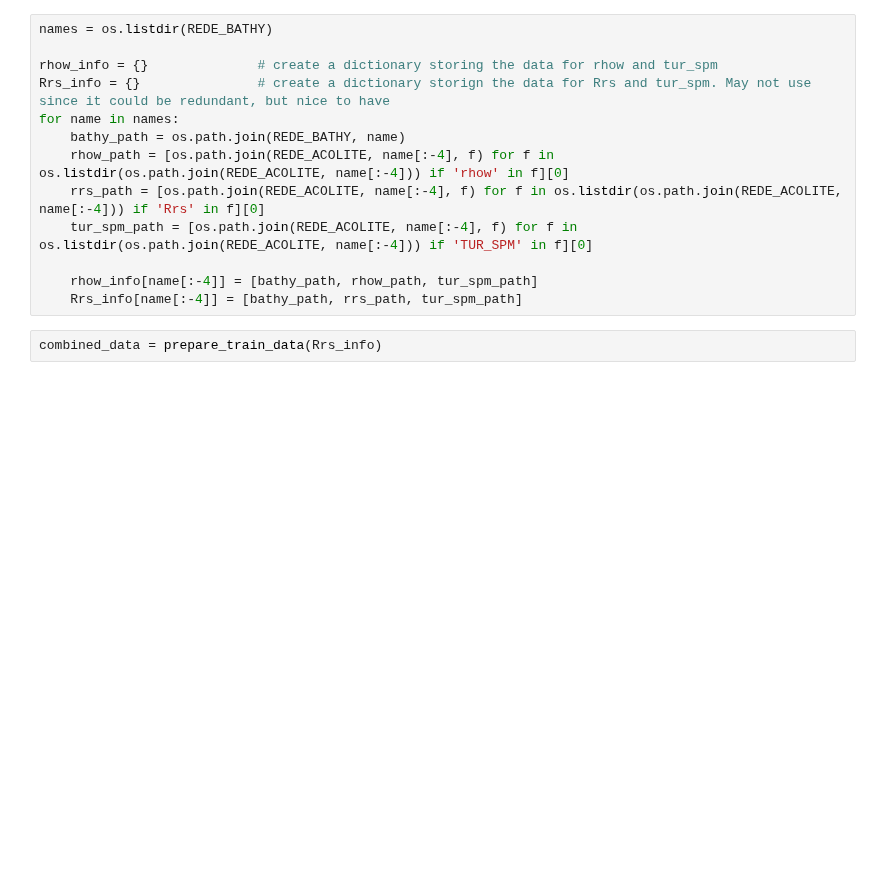
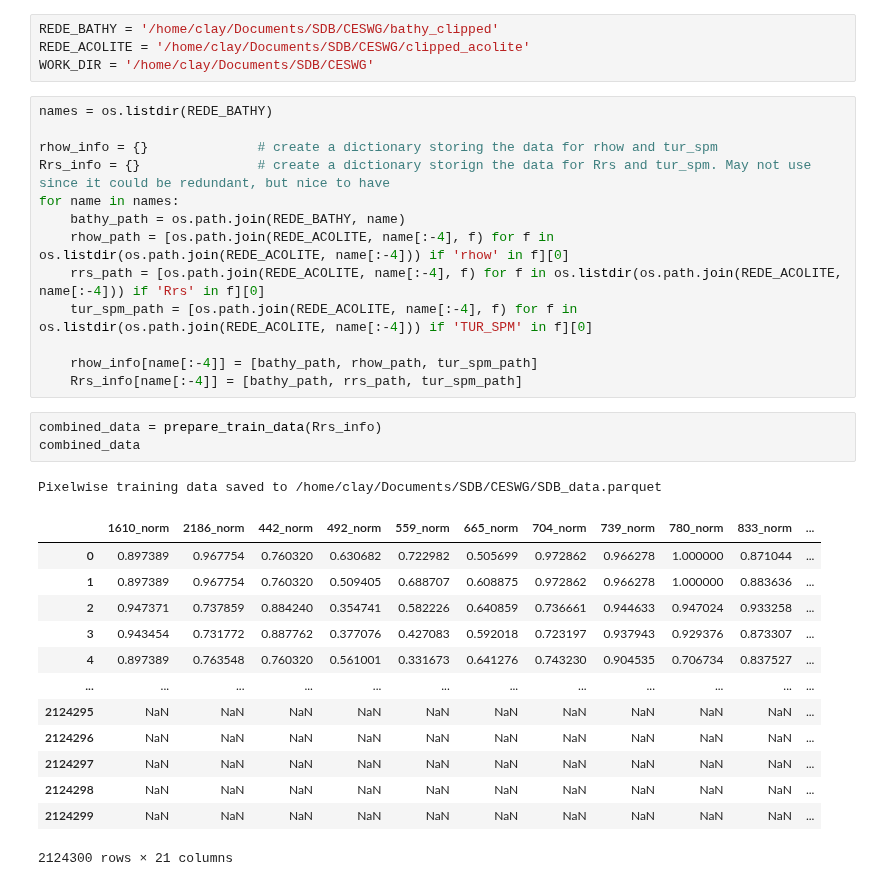
Before and after one commit to SOILSAT/Sat_Info, a Jupyter notebook: SDB/02_data_prep.ipynb, the cells around one changed output. Drawn from its saved outputs; the diff is of its cells as text; blank space fills up the shorter version.

```diff
--- a/SDB/02_data_prep.ipynb
+++ b/SDB/02_data_prep.ipynb
@@ -742,6 +744,10 @@ Should be done with needed preprocessing, can now move to training the model on
 REDE_BATHY = '/mnt/Crucial/SDB/CESWG/bathy_clipped'
 REDE_ACOLITE = '/mnt/Crucial/SDB/CESWG/clipped_acolite'
 WORK_DIR = '/mnt/Crucial/SDB/CESWG'
+# %%
+REDE_BATHY = '/home/clay/Documents/SDB/CESWG/bathy_clipped'
+REDE_ACOLITE = '/home/clay/Documents/SDB/CESWG/clipped_acolite'
+WORK_DIR = '/home/clay/Documents/SDB/CESWG'
 # %%
 names = os.listdir(REDE_BATHY)
 
@@ -757,3 +763,19 @@ for name in names:
     Rrs_info[name[:-4]] = [bathy_path, rrs_path, tur_spm_path]
 # %%
 combined_data = prepare_train_data(Rrs_info)
+combined_data
+# %% [output]
+Pixelwise training data saved to /home/clay/Documents/SDB/CESWG/SDB_data.parquet
+|  | 1610_norm | 2186_norm | 442_norm | 492_norm | 559_norm | 665_norm | 704_norm | 739_norm | 780_norm | 833_norm | ... |
+| 0 | 0.897389 | 0.967754 | 0.760320 | 0.630682 | 0.722982 | 0.505699 | 0.972862 | 0.966278 | 1.000000 | 0.871044 | ... |
+| 1 | 0.897389 | 0.967754 | 0.760320 | 0.509405 | 0.688707 | 0.608875 | 0.972862 | 0.966278 | 1.000000 | 0.883636 | ... |
+| 2 | 0.947371 | 0.737859 | 0.884240 | 0.354741 | 0.582226 | 0.640859 | 0.736661 | 0.944633 | 0.947024 | 0.933258 | ... |
+| 3 | 0.943454 | 0.731772 | 0.887762 | 0.377076 | 0.427083 | 0.592018 | 0.723197 | 0.937943 | 0.929376 | 0.873307 | ... |
+| 4 | 0.897389 | 0.763548 | 0.760320 | 0.561001 | 0.331673 | 0.641276 | 0.743230 | 0.904535 | 0.706734 | 0.837527 | ... |
+| ... | ... | ... | ... | ... | ... | ... | ... | ... | ... | ... | ... |
+| 2124295 | NaN | NaN | NaN | NaN | NaN | NaN | NaN | NaN | NaN | NaN | ... |
+| 2124296 | NaN | NaN | NaN | NaN | NaN | NaN | NaN | NaN | NaN | NaN | ... |
+| 2124297 | NaN | NaN | NaN | NaN | NaN | NaN | NaN | NaN | NaN | NaN | ... |
+| 2124298 | NaN | NaN | NaN | NaN | NaN | NaN | NaN | NaN | NaN | NaN | ... |
+| 2124299 | NaN | NaN | NaN | NaN | NaN | NaN | NaN | NaN | NaN | NaN | ... |
+2124300 rows × 21 columns
```
Also changed, not shown: parts of 1 cell of this notebook.
